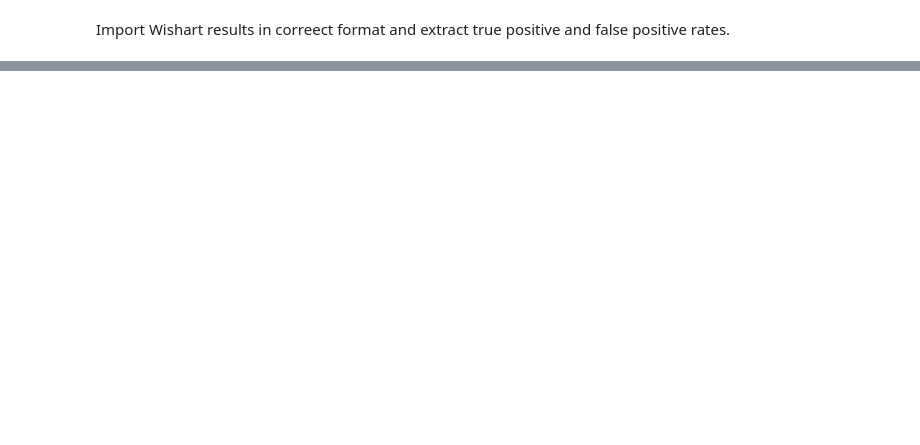
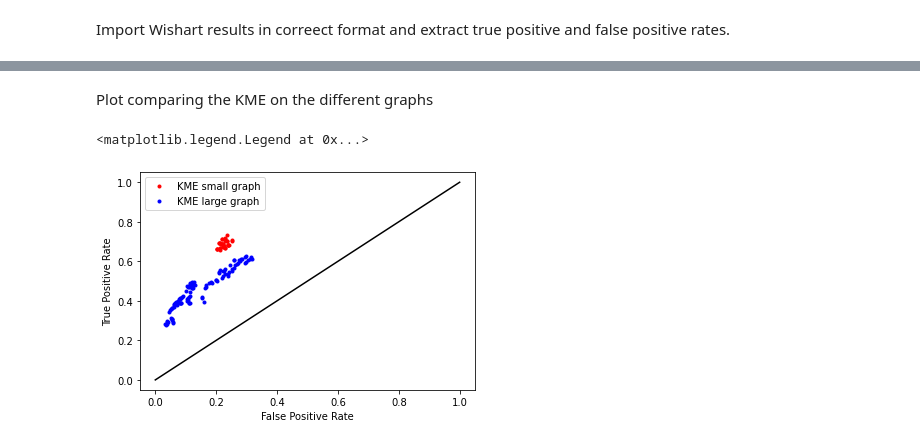
Before and after one commit to DennisZY/RCC_tetrad_constraints, a Jupyter notebook: experiment_results/hyperparam_opt/general_results/Hyperparameter experiment - varied all parameters.ipynb, the cells around one changed output, grey strips where cells are left out. Drawn from its saved outputs; the diff is of its cells as text; code cells hidden in the pictures; blank space fills up the shorter version.

```diff
--- a/experiment_results/hyperparam_opt/general_results/Hyperparameter experiment - varied all parameters.ipynb
+++ b/experiment_results/hyperparam_opt/general_results/Hyperparameter experiment - varied all parameters.ipynb
@@ -8,5 +8,9 @@ import seaborn as sns
 Read in data
 # %%
 results = pd.read_csv('experiment_general_results.csv')
-#wish_results = pd.read_csv('wishart_experiment_samplesize_results.csv')
-wish_results = pd.read_csv('wishart_experiments/wishart_experiment_adjusted_wish_minimal_results2.csv')
+results_complete = pd.read_csv('experiment_general_results_complete_graph.csv')
+wish_results1 = pd.read_csv('wishart_experiments/wishart_experiment_adjusted_wish_results2.csv')
+wish_results2 = pd.read_csv('wishart_experiments/wishart_compare_with_general_results.csv')
+wish_results3 = pd.read_csv('wishart_experiments/wishart_compare_with_general2_results.csv')
+#wish_results = wish_results2[wish_results2['nsamples'] == 500]
+wish_results = wish_results3
@@ -22,2 +50,11 @@ false_pos = results_mean['falsepos'] / (results_mean['falsepos'] + results_mean[
+# %%
+results_mean_comp = results_complete
+#results_mean_comp = results_complete.groupby(['b','d','KME','E','K','n_samples','n_distributions']).mean()
+#results_mean_comp.insert(1, 'acc_std', results_complete.groupby(['b','d','KME','E','K','n_samples','n_distributions'])[['score']].std())
+
+true_pos_comp = results_mean_comp['truepos'] / (results_mean_comp['truepos'] + results_mean_comp['falseneg'])
+false_pos_comp = results_mean_comp['falsepos'] / (results_mean_comp['falsepos'] + results_mean_comp['trueneg'])
+
+#print(results_mean_comp.reset_index().to_markdown())
 # %% [markdown]
 Import Wishart results in correect format and extract true positive and false positive rates.
@@ -76,0 +89,12 @@ dtype: float64
+# %% [markdown]
+Plot comparing the KME on the different graphs
+# %%
+plt.plot(false_pos,true_pos, 'r.',label='KME small graph')
+plt.plot(false_pos_comp, true_pos_comp, 'b.',label='KME large graph')
+plt.plot([0,1],'k')
+plt.xlabel('False Positive Rate')
+plt.ylabel('True Positive Rate')
+plt.legend()
+# %% [output]
+<matplotlib.legend.Legend at 0x...>
+[figure, added]
```
Also changed, not shown: parts of 17 cells of this notebook, 18 other files.
